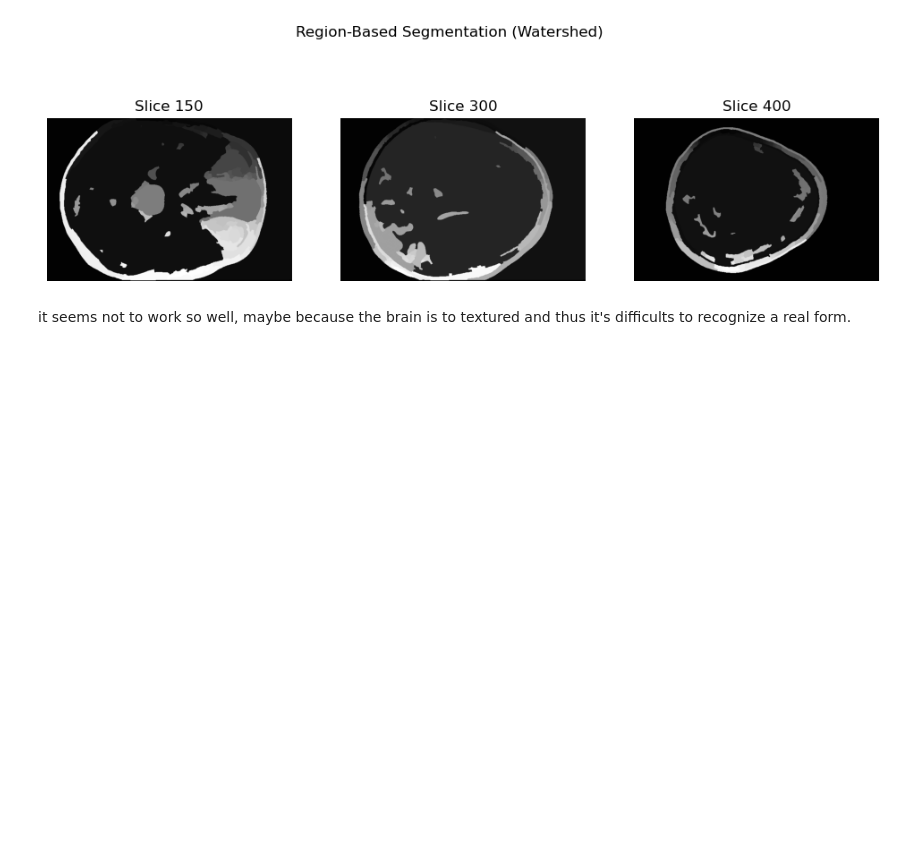
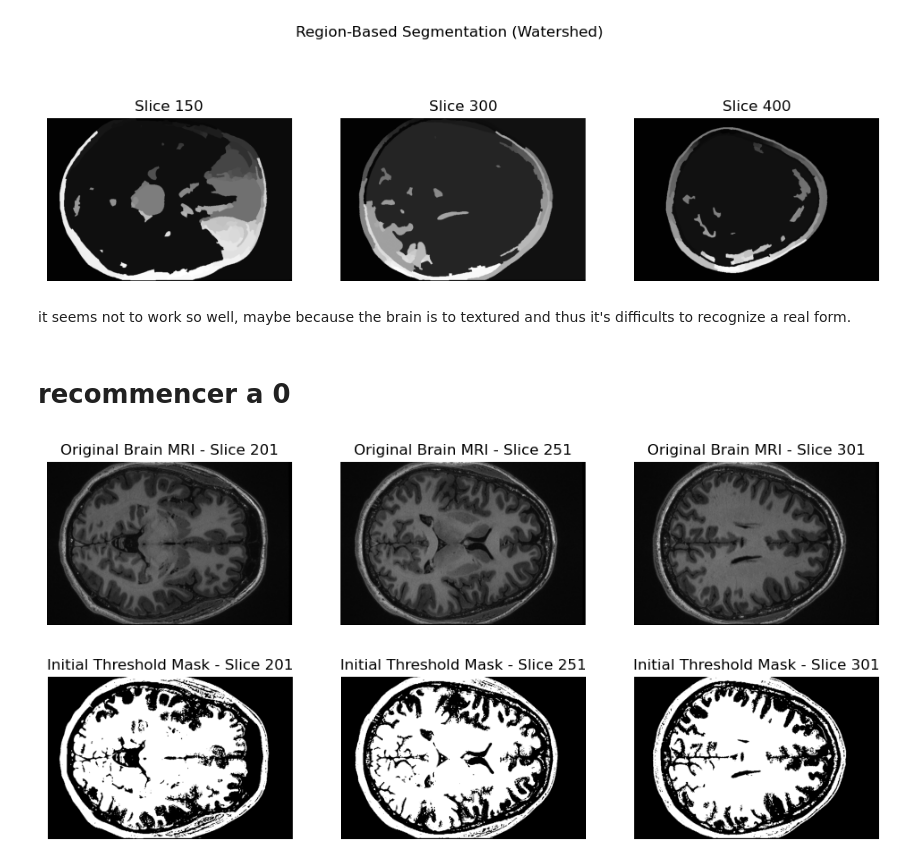
Before and after one commit to lechaudepierre/INFO-H500, a Jupyter notebook: TP5- Medical Image Segmentation/TP5_Medical_Image_Segmentation(solved).ipynb, the cells around one changed output. Drawn from its saved outputs; the diff is of its cells as text; code cells hidden in the pictures; blank space fills up the shorter version.

```diff
--- a/TP5- Medical Image Segmentation/TP5_Medical_Image_Segmentation(solved).ipynb
+++ b/TP5- Medical Image Segmentation/TP5_Medical_Image_Segmentation(solved).ipynb
@@ -688,3 +706,38 @@ plot_slices(watershed_volume, "Region-Based Segmentation (Watershed)")
 [figure]
 # %% [markdown]
 it seems not to work so well, maybe because the brain is to textured and thus it's difficults to recognize a real form.
+# %% [markdown]
+# recommencer a 0
+# %%
+import numpy as np
+import nibabel as nib
+import matplotlib.pyplot as plt
+from skimage.filters import threshold_otsu
+from skimage import morphology
+from scipy import ndimage as ndi
+from skimage.morphology import ball
+
+def plot_slices(volume, title="", indices=None, cmap='gray'):
+    if indices is None:
+        # pick some middle slices
+        z = volume.shape[2] // 2
+        indices = [z-50, z, z+50]
+    fig, axes = plt.subplots(1, len(indices), figsize=(12, 4))
+    for ax, idx in zip(axes, indices):
+        ax.imshow(volume[..., idx], cmap=cmap)
+        ax.axis('off')
+        ax.set_title(f"{title} - Slice {idx}")
+    plt.show()
+
+# show the original brain MRI slices
+plot_slices(brain_data, title="Original Brain MRI")
+
+
+# Suppose 'brain_data_preproc' is your MRI volume normalized or preprocessed
+threshold_val = threshold_otsu(brain_data_preproc)
+brain_threshold_mask = brain_data_preproc > threshold_val
+
+plot_slices(brain_threshold_mask, title="Initial Threshold Mask")
+# %% [output]
+[figure, added]
+[figure, added]
```
Also changed, not shown: parts of 6 cells of this notebook.
